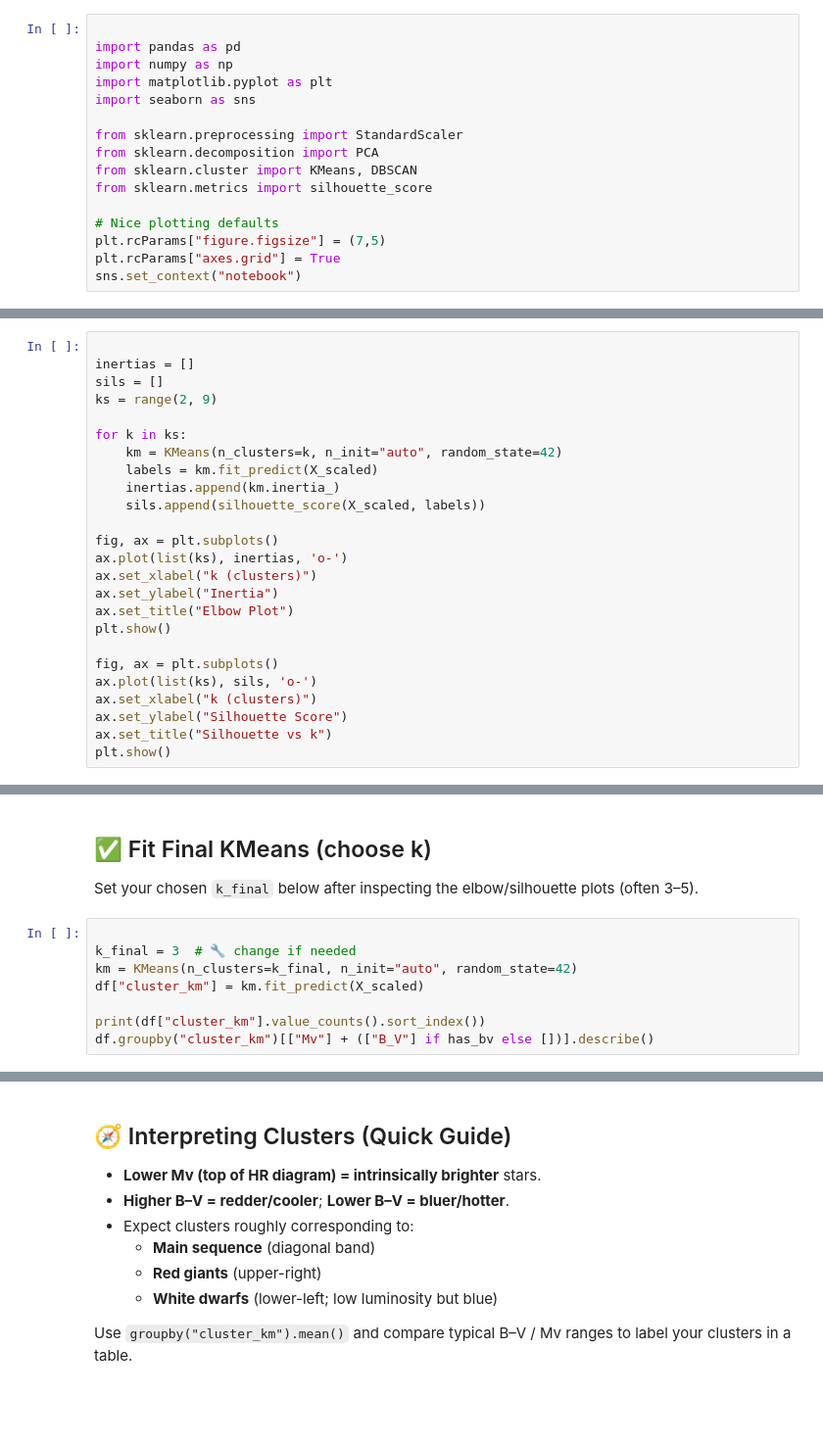
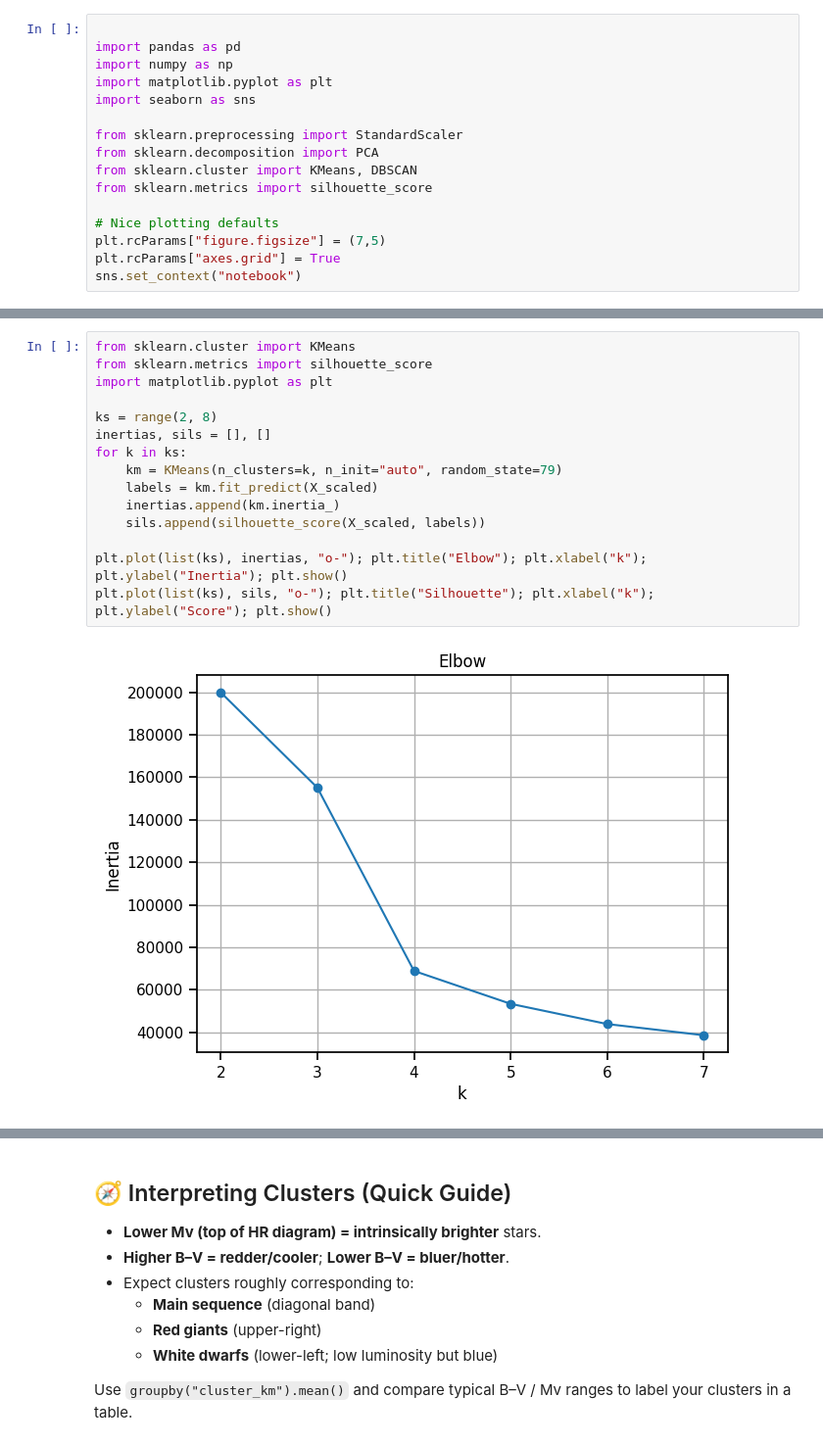
Before and after one commit to dinarazhorabek/astronomy_data_analysis, a Jupyter notebook: Hipparcos_Clustering_Starter.ipynb, the cells around one changed output, grey strips where cells are left out. Shown at 98% size. Cells and saved outputs as stored; diff of their text form; blank space fills up the shorter version.

```diff
--- a/Hipparcos_Clustering_Starter.ipynb
+++ b/Hipparcos_Clustering_Starter.ipynb
@@ -199,25 +104,17 @@ We’ll try cluster counts from 2 to 8 and inspect the elbow and silhouette scor
 # %%
+from sklearn.cluster import KMeans
+from sklearn.metrics import silhouette_score
+import matplotlib.pyplot as plt
 
-inertias = []
-sils = []
-ks = range(2, 9)
-
+ks = range(2, 8)
+inertias, sils = [], []
 for k in ks:
-    km = KMeans(n_clusters=k, n_init="auto", random_state=42)
+    km = KMeans(n_clusters=k, n_init="auto", random_state=79)
     labels = km.fit_predict(X_scaled)
     inertias.append(km.inertia_)
     sils.append(silhouette_score(X_scaled, labels))
 
-fig, ax = plt.subplots()
-ax.plot(list(ks), inertias, 'o-')
-ax.set_xlabel("k (clusters)")
-ax.set_ylabel("Inertia")
-ax.set_title("Elbow Plot")
-plt.show()
-
-fig, ax = plt.subplots()
-ax.plot(list(ks), sils, 'o-')
-ax.set_xlabel("k (clusters)")
-ax.set_ylabel("Silhouette Score")
-ax.set_title("Silhouette vs k")
-plt.show()
+plt.plot(list(ks), inertias, "o-"); plt.title("Elbow"); plt.xlabel("k"); plt.ylabel("Inertia"); plt.show()
+plt.plot(list(ks), sils, "o-"); plt.title("Silhouette"); plt.xlabel("k"); plt.ylabel("Score"); plt.show()
+# %% [output]
+[figure, added]
@@ -224,13 +121,0 @@ plt.show()
-# %% [markdown]
-
-## ✅ Fit Final KMeans (choose k)
-
-Set your chosen `k_final` below after inspecting the elbow/silhouette plots (often 3–5).
-# %%
-
-k_final = 3  # 🔧 change if needed
-km = KMeans(n_clusters=k_final, n_init="auto", random_state=42)
-df["cluster_km"] = km.fit_predict(X_scaled)
-
-print(df["cluster_km"].value_counts().sort_index())
-df.groupby("cluster_km")[["Mv"] + (["B_V"] if has_bv else [])].describe()
```
Also changed, not shown: parts of 28 cells of this notebook, 2 other files.
